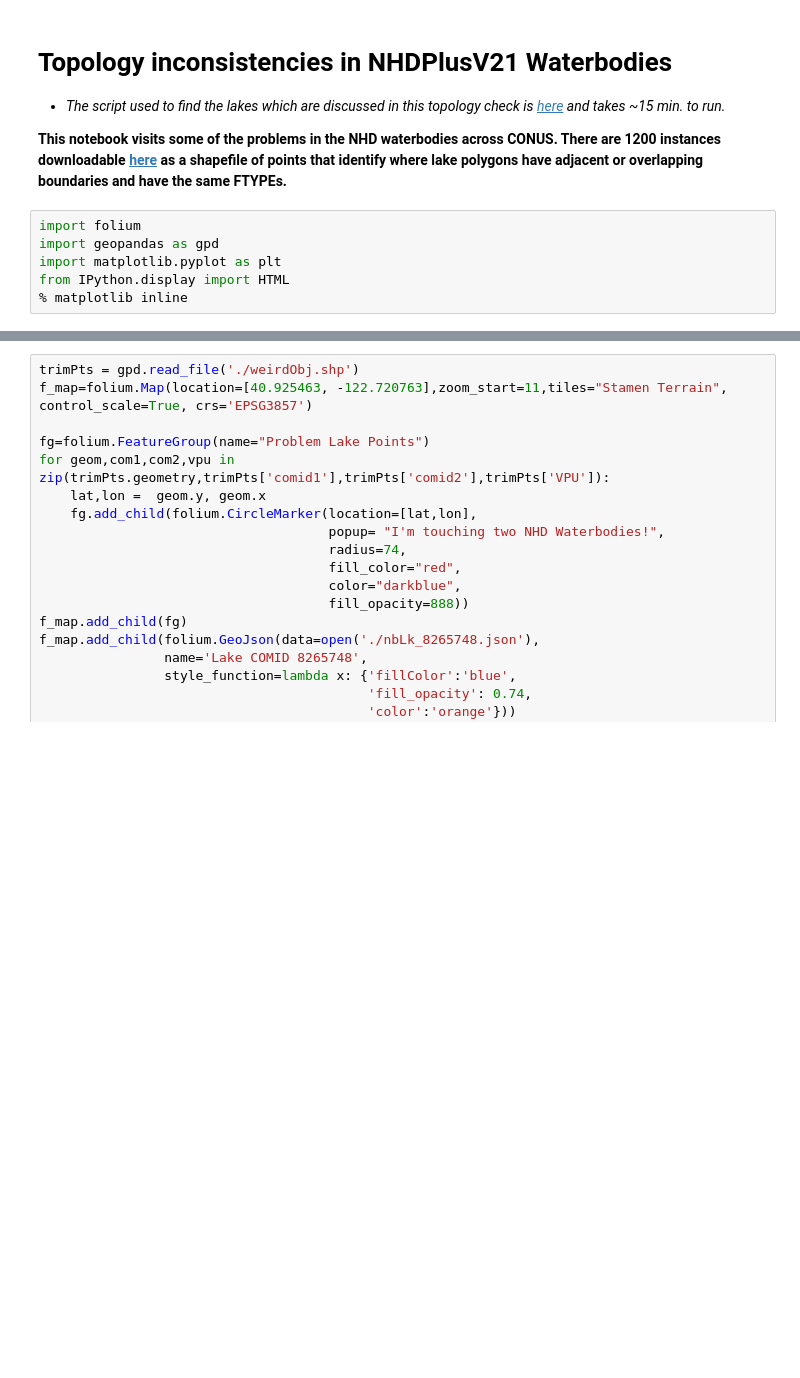
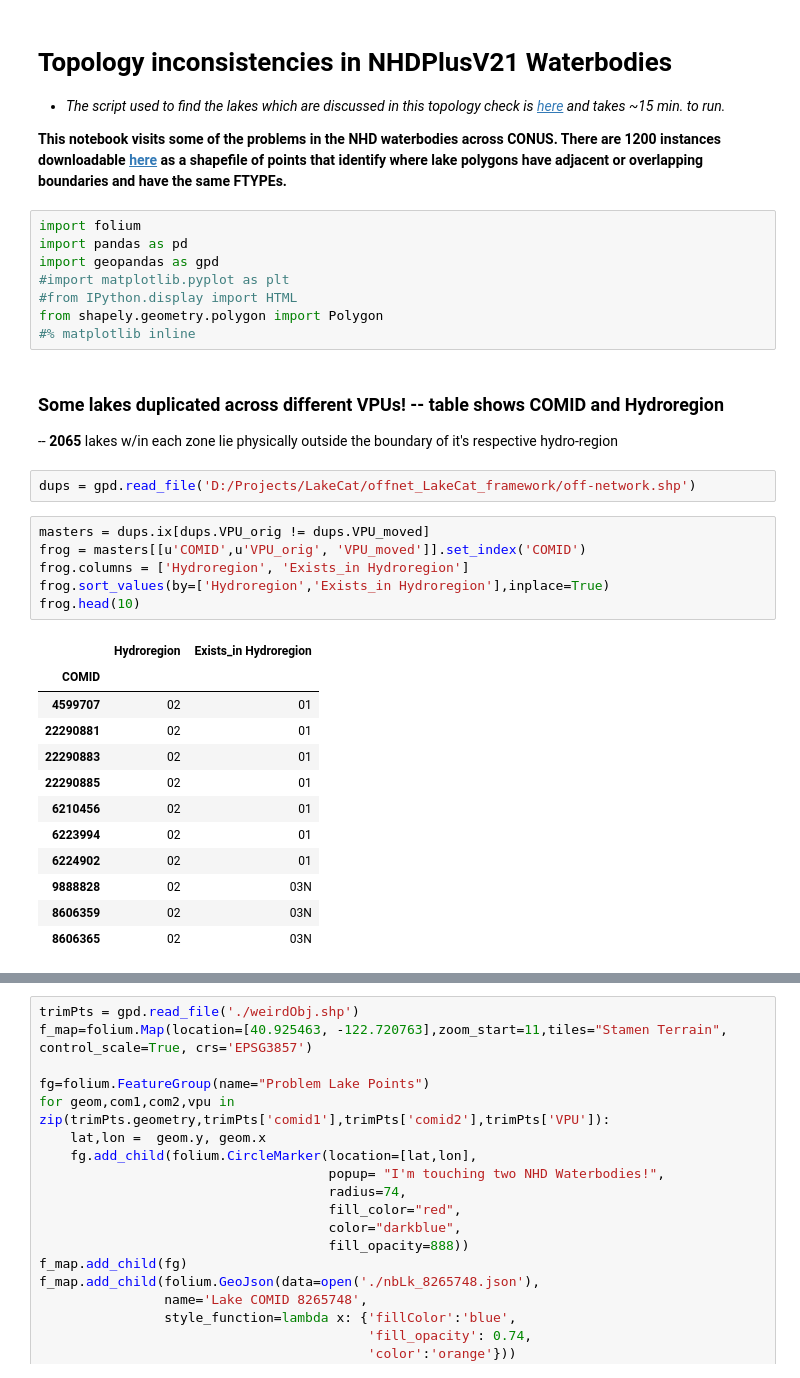
Before and after one commit to debboutr/AdjacentBoundaryTool, a Jupyter notebook: Lake_QA.ipynb, the cells around one changed output, grey strips where cells are left out. Drawn from its saved outputs; the diff is of its cells as text; blank space fills up the shorter version.

```diff
--- a/Lake_QA.ipynb
+++ b/Lake_QA.ipynb
@@ -6,7 +6,33 @@
 __This notebook visits some of the problems in the NHD waterbodies across CONUS. There are 1200 instances downloadable [here](https://www.dropbox.com/sh/n1o3qk7cul784qi/AAClmKyGkExu2pof7IU_83Psa?dl=1) as a shapefile of points that identify where lake polygons have adjacent or overlapping boundaries and have the same FTYPEs.__
 # %%
 import folium
+import pandas as pd
 import geopandas as gpd
-import matplotlib.pyplot as plt
-from IPython.display import HTML
-% matplotlib inline
+#import matplotlib.pyplot as plt
+#from IPython.display import HTML
+from shapely.geometry.polygon import Polygon
+#% matplotlib inline
+# %% [markdown]
+### Some lakes duplicated across different VPUs!  -- table shows COMID and Hydroregion
+-- __2065__ lakes w/in each zone lie physically outside the boundary of it's respective hydro-region
+# %%
+dups = gpd.read_file('D:/Projects/LakeCat/offnet_LakeCat_framework/off-network.shp')
+# %%
+masters = dups.ix[dups.VPU_orig != dups.VPU_moved]
+frog = masters[[u'COMID',u'VPU_orig', 'VPU_moved']].set_index('COMID')
+frog.columns = ['Hydroregion', 'Exists_in Hydroregion']
+frog.sort_values(by=['Hydroregion','Exists_in Hydroregion'],inplace=True)
+frog.head(10)
+# %% [output]
+|  | Hydroregion | Exists_in Hydroregion |
+| COMID |  |  |
+| 4599707 | 02 | 01 |
+| 22290881 | 02 | 01 |
+| 22290883 | 02 | 01 |
+| 22290885 | 02 | 01 |
+| 6210456 | 02 | 01 |
+| 6223994 | 02 | 01 |
+| 6224902 | 02 | 01 |
+| 9888828 | 02 | 03N |
+| 8606359 | 02 | 03N |
+| 8606365 | 02 | 03N |
```
Also changed, not shown: parts of 12 cells of this notebook, 1 other file.
